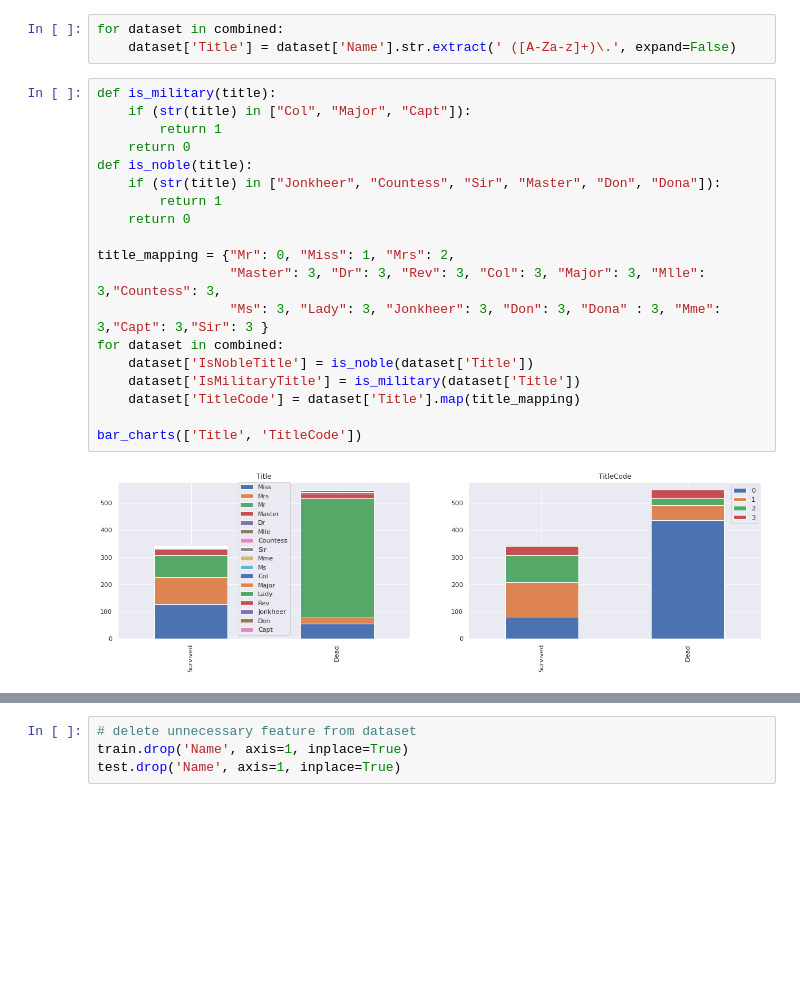
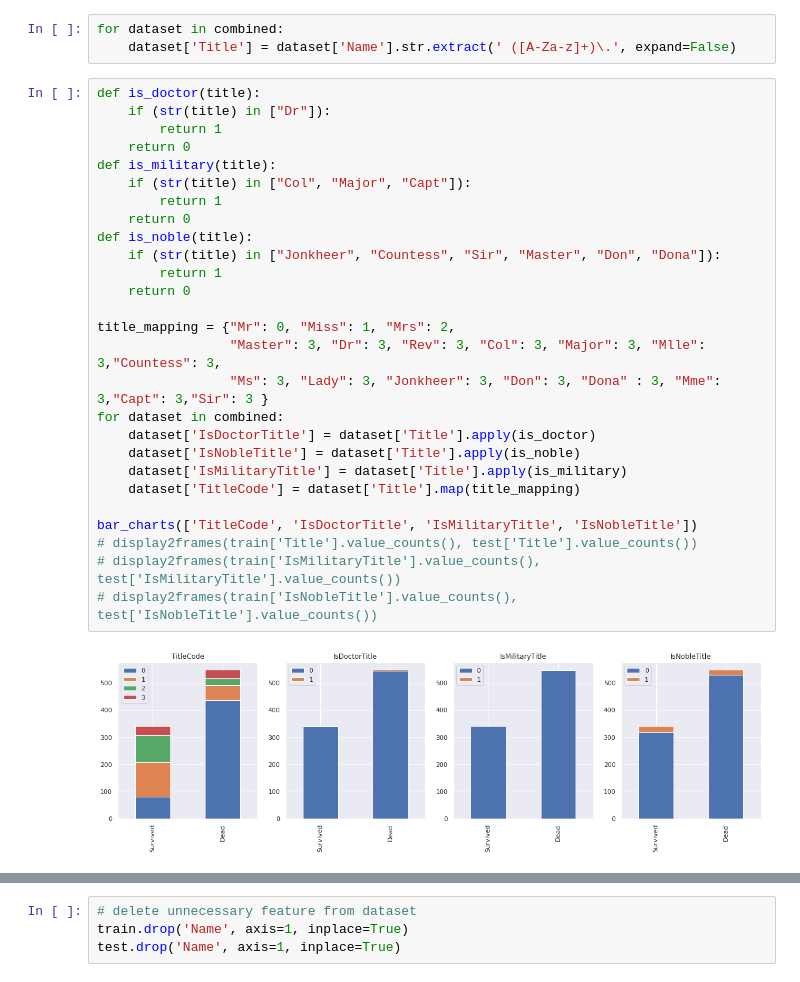
Before and after one commit to wcrbrm/notebooks-scikit, a Jupyter notebook: titanic/TitanicSurvivals.ipynb, the cells around one changed output, grey strips where cells are left out. Saved outputs shown, nothing was run; the diff lists cells and outputs as text; blank space fills up the shorter version.

```diff
--- a/titanic/TitanicSurvivals.ipynb
+++ b/titanic/TitanicSurvivals.ipynb
@@ -119,25 +120,33 @@ bar_charts(['Sex', 'Pclass', 'Parch', 'Embarked'])
 for dataset in combined:
     dataset['Title'] = dataset['Name'].str.extract(' ([A-Za-z]+)\.', expand=False)
 # %%
+def is_doctor(title):
+    if (str(title) in ["Dr"]):
+        return 1
+    return 0
 def is_military(title):
     if (str(title) in ["Col", "Major", "Capt"]):
         return 1
     return 0
 def is_noble(title):
     if (str(title) in ["Jonkheer", "Countess", "Sir", "Master", "Don", "Dona"]):
         return 1
     return 0
 
 title_mapping = {"Mr": 0, "Miss": 1, "Mrs": 2,
                  "Master": 3, "Dr": 3, "Rev": 3, "Col": 3, "Major": 3, "Mlle": 3,"Countess": 3,
                  "Ms": 3, "Lady": 3, "Jonkheer": 3, "Don": 3, "Dona" : 3, "Mme": 3,"Capt": 3,"Sir": 3 }
 for dataset in combined:
-    dataset['IsNobleTitle'] = is_noble(dataset['Title'])
-    dataset['IsMilitaryTitle'] = is_military(dataset['Title'])
+    dataset['IsDoctorTitle'] = dataset['Title'].apply(is_doctor)
+    dataset['IsNobleTitle'] = dataset['Title'].apply(is_noble)
+    dataset['IsMilitaryTitle'] = dataset['Title'].apply(is_military)
     dataset['TitleCode'] = dataset['Title'].map(title_mapping)
 
-bar_charts(['Title', 'TitleCode'])
+bar_charts(['TitleCode', 'IsDoctorTitle', 'IsMilitaryTitle', 'IsNobleTitle'])
+# display2frames(train['Title'].value_counts(), test['Title'].value_counts())
+# display2frames(train['IsMilitaryTitle'].value_counts(), test['IsMilitaryTitle'].value_counts())
+# display2frames(train['IsNobleTitle'].value_counts(), test['IsNobleTitle'].value_counts())
 # %% [output]
-[figure, old version]
+[figure, new version]
 # %%
 dataset.head(5)
```
Also changed, not shown: parts of 11 cells of this notebook.
